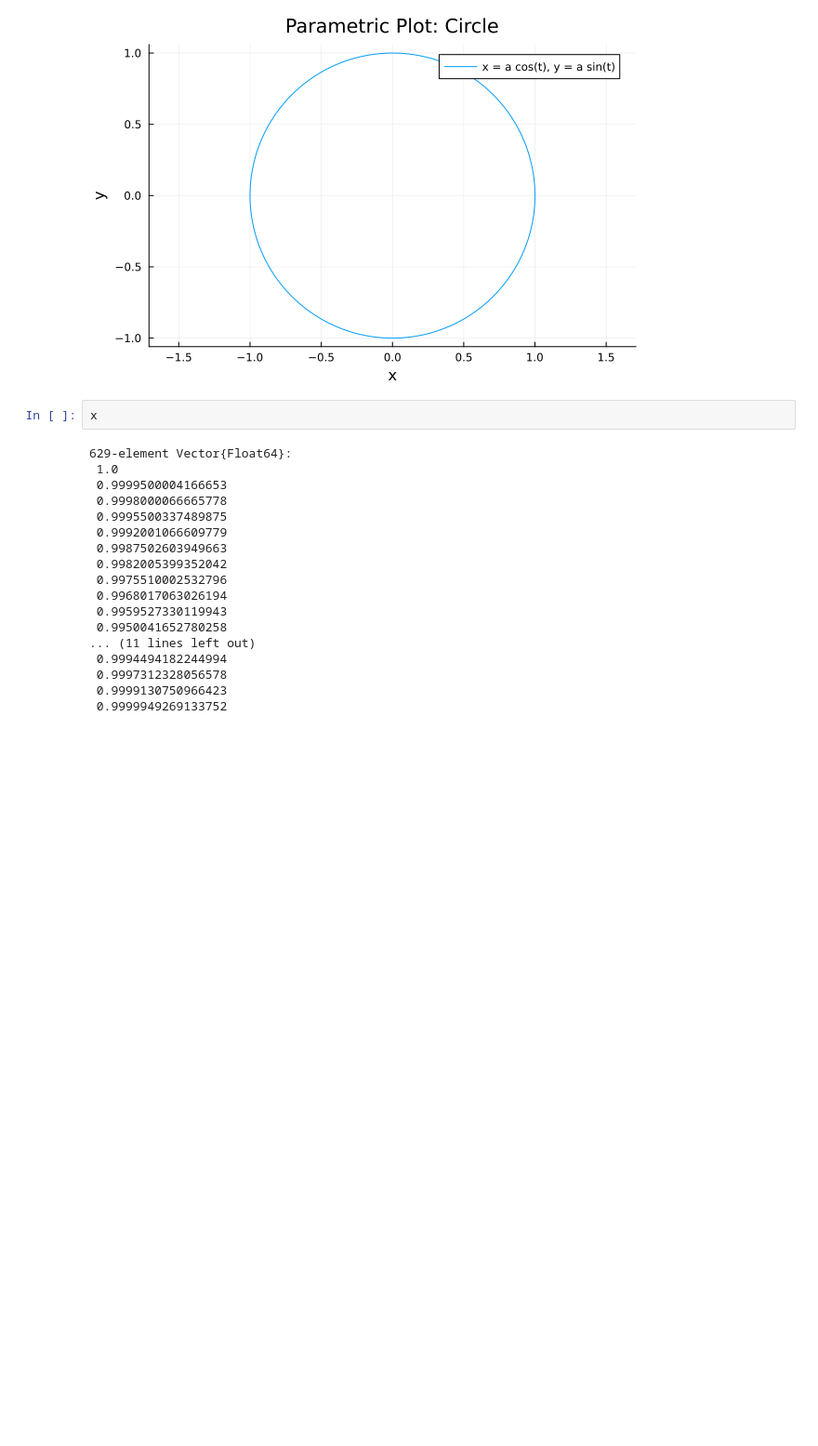
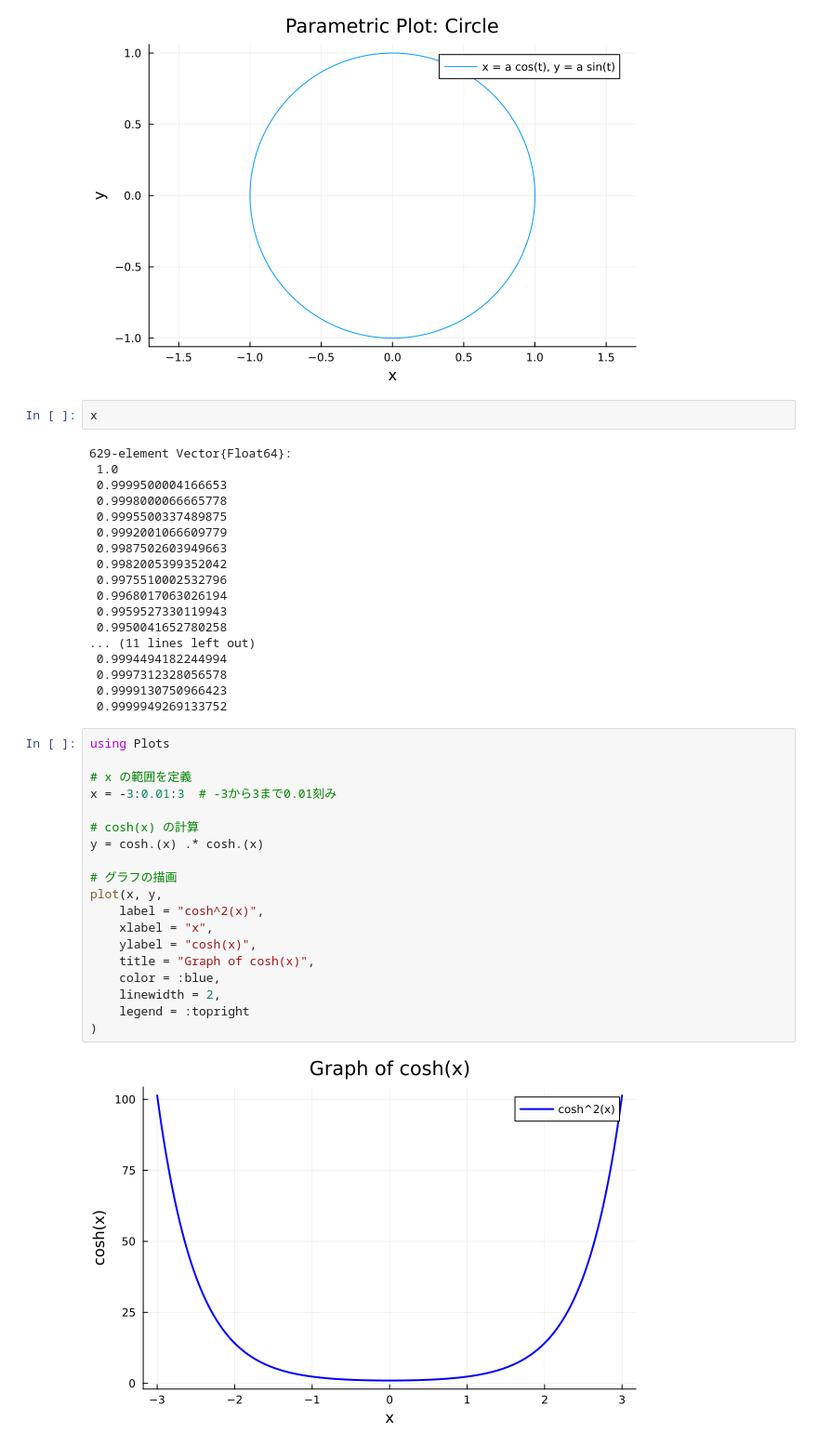
Before and after one commit to sougyo/jupyter, a Jupyter notebook: plot.ipynb, the cells around one changed output. Shown at 93% size. Cells and saved outputs as stored; diff of their text form; blank space fills up the shorter version.

```diff
--- a/plot.ipynb
+++ b/plot.ipynb
@@ -36,3 +36,24 @@ x
  0.9997312328056578
  0.9999130750966423
  0.9999949269133752
+# %%
+using Plots
+
+# x の範囲を定義
+x = -3:0.01:3  # -3から3まで0.01刻み
+
+# cosh(x) の計算
+y = cosh.(x) .* cosh.(x)
+
+# グラフの描画
+plot(x, y,
+    label = "cosh^2(x)",
+    xlabel = "x",
+    ylabel = "cosh(x)",
+    title = "Graph of cosh(x)",
+    color = :blue,
+    linewidth = 2,
+    legend = :topright
+)
+# %% [output]
+[figure, added]
```
Also changed, not shown: 11 other files.
